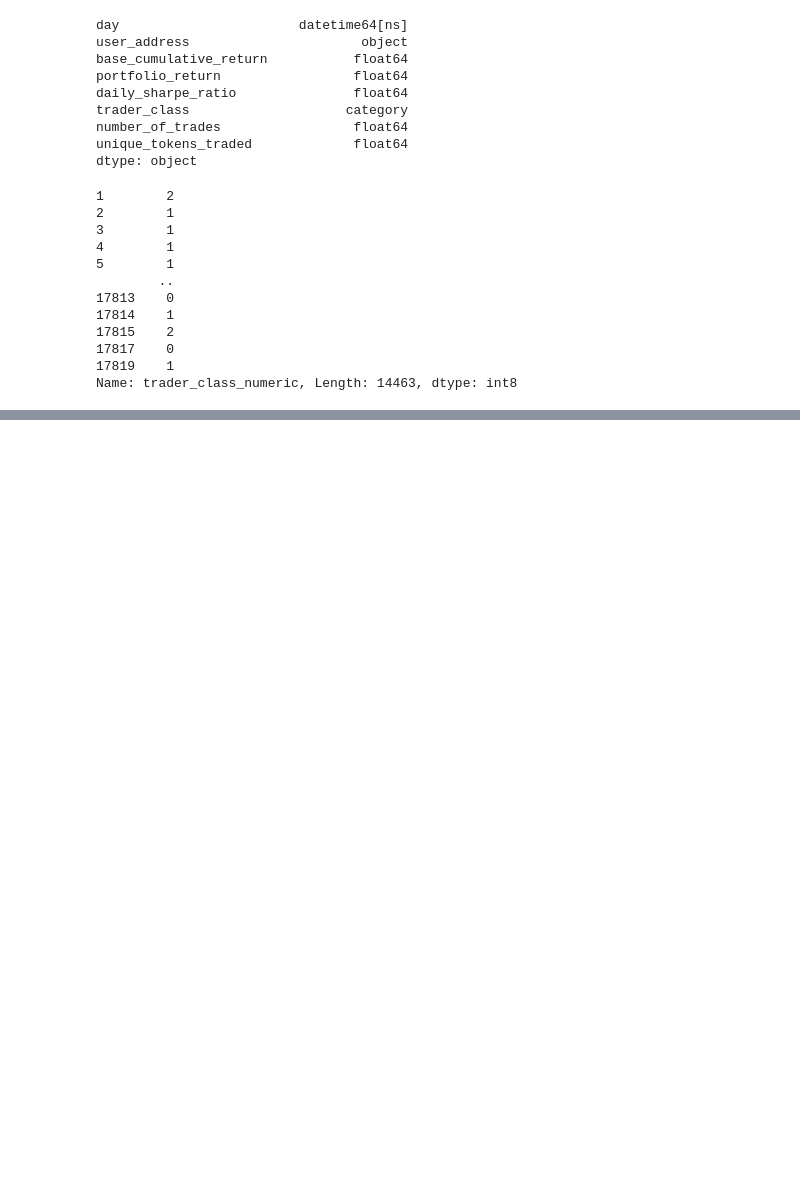
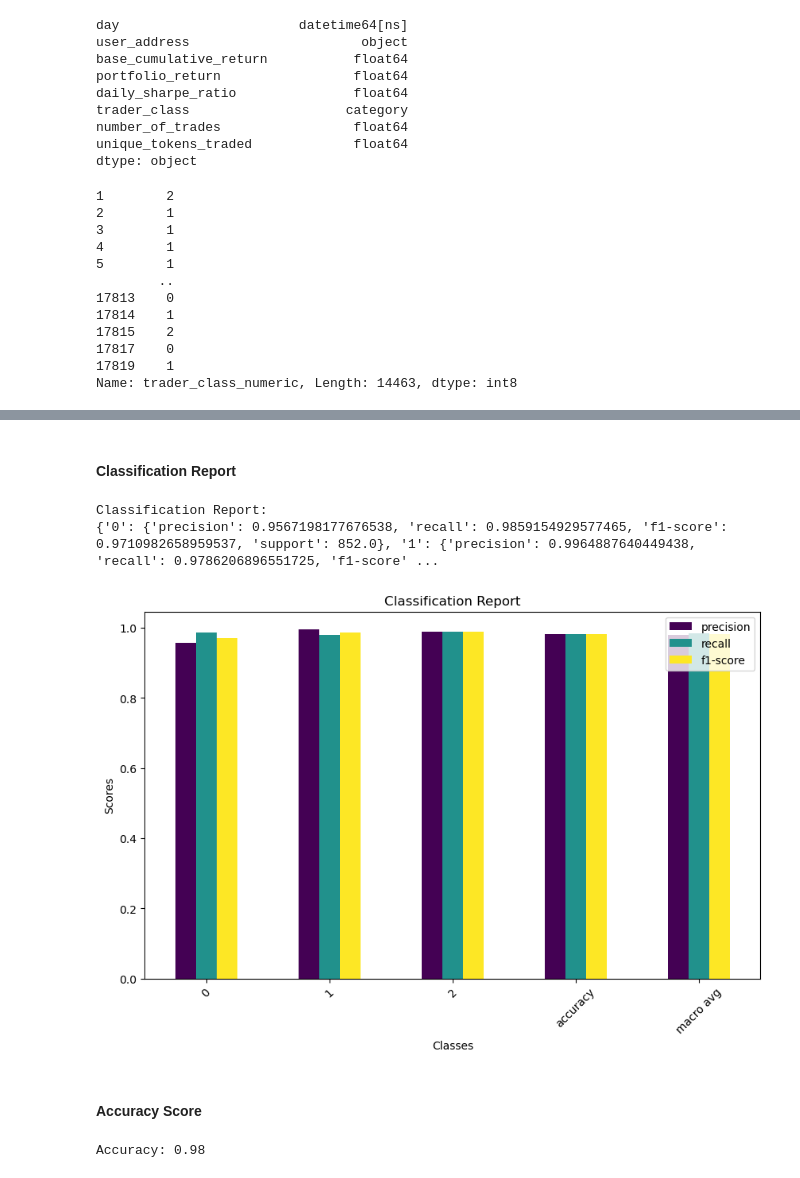
Before and after one commit to apostleoffinance/web3_ml, a Jupyter notebook: trader_classifier.ipynb, the cells around one changed output, grey strips where cells are left out. Cells and saved outputs as stored; diff of their text form; code cells hidden in the pictures; blank space fills up the shorter version.

```diff
--- a/trader_classifier.ipynb
+++ b/trader_classifier.ipynb
@@ -568,0 +693,30 @@ df_cleaned.head()
+# %% [markdown]
+#### Classification Report
+# %%
+report = classification_report(y_test, y_pred,output_dict=True)
+print("Classification Report:")
+print(report)
+# %% [output]
+Classification Report:
+{'0': {'precision': 0.9567198177676538, 'recall': 0.9859154929577465, 'f1-score': 0.9710982658959537, 'support': 852.0}, '1': {'precision': 0.9964887640449438, 'recall': 0.9786206896551725, 'f1-score' ...
+# %%
+# Convert the dictionary to a DataFrame for visualization
+report_df = pd.DataFrame(report).transpose()
+
+# Plot the precision, recall, and f1-score
+report_df = report_df.iloc[:-1, :-1]  # Exclude support and accuracy row/column
+report_df.plot(kind="bar", figsize=(10, 6), colormap="viridis")
+plt.title("Classification Report")
+plt.xlabel("Classes")
+plt.ylabel("Scores")
+plt.xticks(rotation=45)
+plt.show()
+# %% [output]
+[figure, added]
+# %% [markdown]
+#### Accuracy Score
+# %%
+accuracy = accuracy_score(y_test, y_pred)
+print(f"Accuracy: {accuracy:.2f}")
+# %% [output]
+Accuracy: 0.98
```
Also changed, not shown: parts of 29 cells of this notebook.
